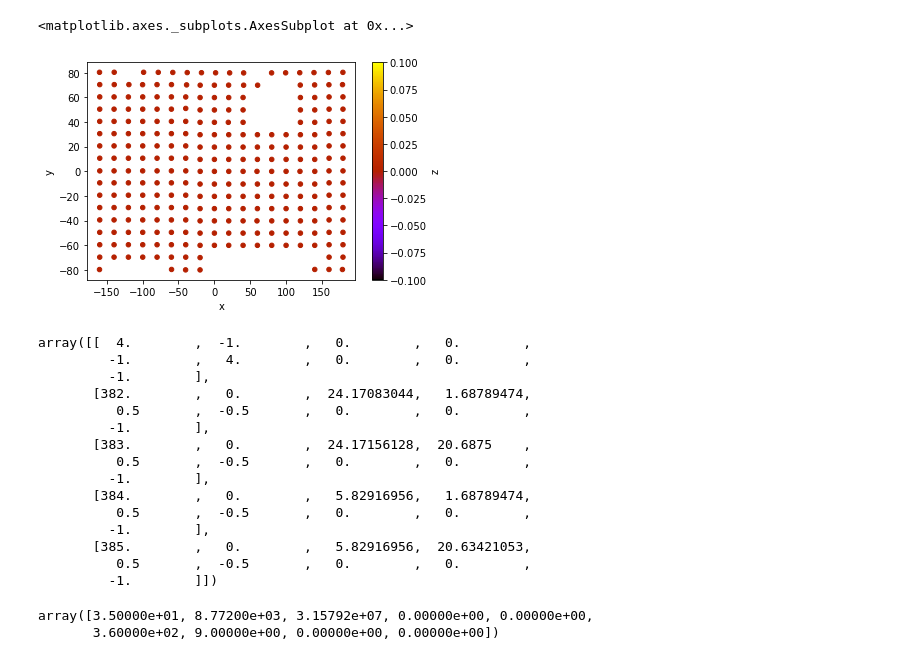
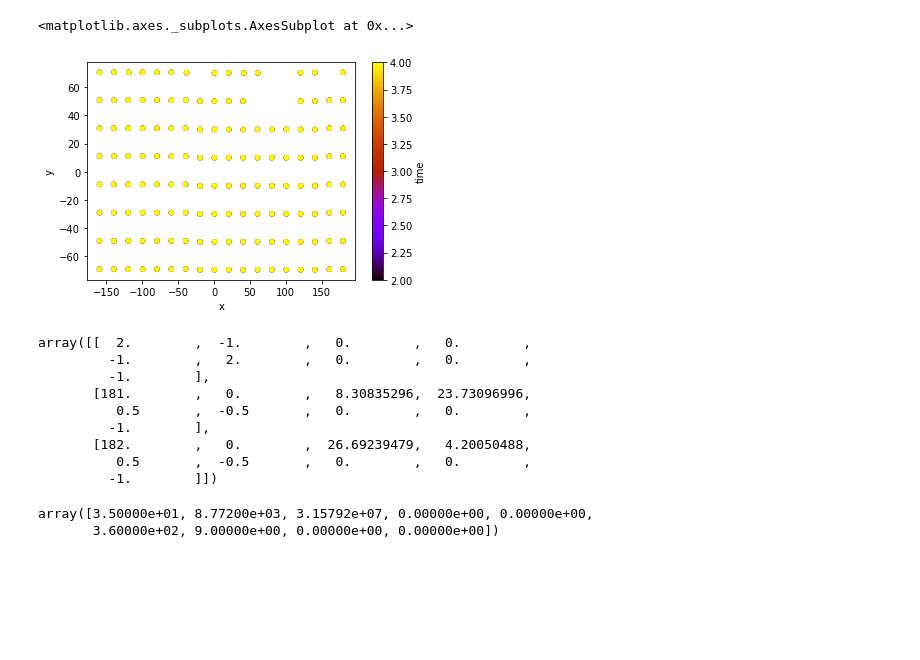
Before and after one commit to cspencerjones/float_stuff, a Jupyter notebook: python_code/llc_binning.ipynb, the cells around one changed output. Drawn from its saved outputs; the diff is of its cells as text; code cells hidden in the pictures; blank space fills up the shorter version.

```diff
--- a/python_code/llc_binning.ipynb
+++ b/python_code/llc_binning.ipynb
@@ -750,25 +701,19 @@ array([-161.0625    , -161.046875  , -161.04368591, -161.0390625 ,
 # %%
-floatout.plot.scatter('x','y',c='z',cmap='gnuplot',sharex=False)
+floatout.plot.scatter('x','y',c='time',cmap='gnuplot',sharex=False)#.loc[floatout.npart==152]
 # %% [output]
 <matplotlib.axes._subplots.AxesSubplot at 0x...>
-[figure, old version]
+[figure, new version]
 # %%
 import numpy as np
-np.fromfile('/swot/SUM01/spencer/llc_floats/pickup_flt.0000000001.092.001.data','>f8').reshape(-1,9)
+np.fromfile('/swot/SUM01/spencer/llc_floats/pickup_flt.0000000001.046.001.data','>f8').reshape(-1,9)
 # %% [output]
-array([[  4.        ,  -1.        ,   0.        ,   0.        ,
-         -1.        ,   4.        ,   0.        ,   0.        ,
+array([[  2.        ,  -1.        ,   0.        ,   0.        ,
+         -1.        ,   2.        ,   0.        ,   0.        ,
          -1.        ],
-       [382.        ,   0.        ,  24.17083044,   1.68789474,
+       [181.        ,   0.        ,   8.30835296,  23.73096996,
           0.5       ,  -0.5       ,   0.        ,   0.        ,
          -1.        ],
-       [383.        ,   0.        ,  24.17156128,  20.6875    ,
-          0.5       ,  -0.5       ,   0.        ,   0.        ,
-         -1.        ],
-       [384.        ,   0.        ,   5.82916956,   1.68789474,
-          0.5       ,  -0.5       ,   0.        ,   0.        ,
-         -1.        ],
-       [385.        ,   0.        ,   5.82916956,  20.63421053,
+       [182.        ,   0.        ,  26.69239479,   4.20050488,
           0.5       ,  -0.5       ,   0.        ,   0.        ,
          -1.        ]])
 # %%
```
Also changed, not shown: parts of 11 cells of this notebook.
